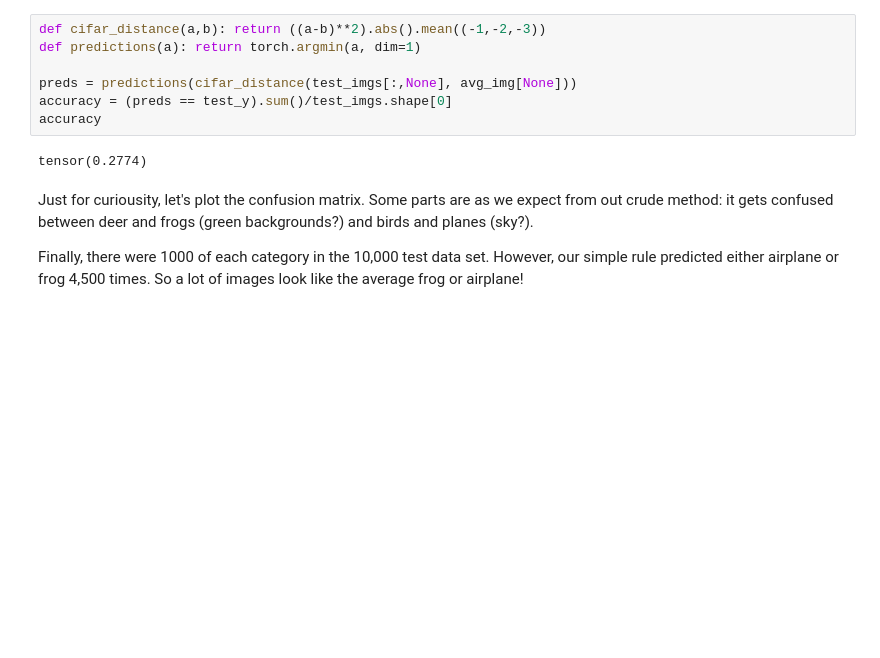
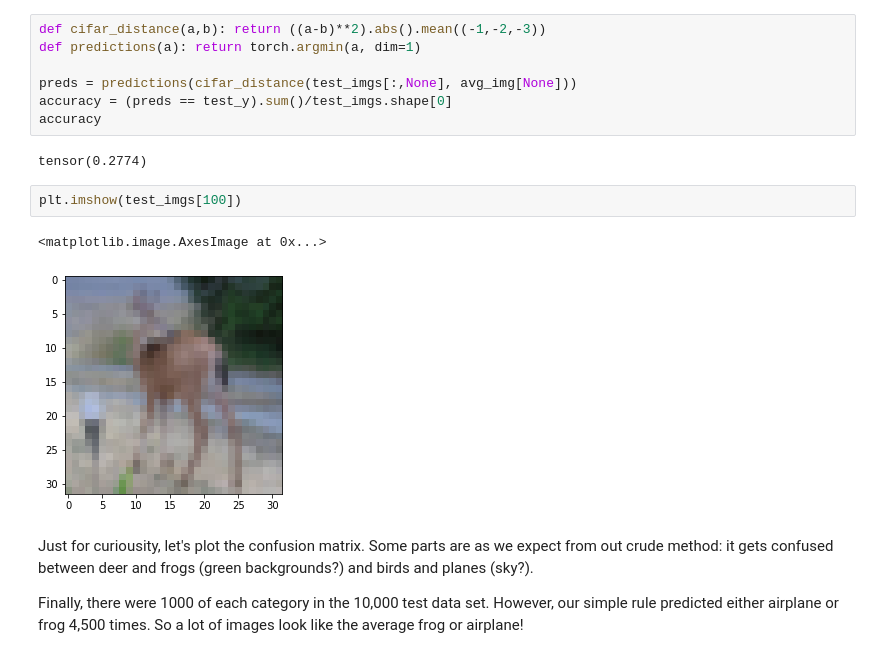
Before and after one commit to alexxcollins/AI_INM702_collab, a Jupyter notebook: task4/nb/temp test.ipynb, the cells around one changed output. Saved outputs shown, nothing was run; the diff lists cells and outputs as text; blank space fills up the shorter version.

```diff
--- a/task4/nb/temp test.ipynb
+++ b/task4/nb/temp test.ipynb
@@ -132,6 +132,11 @@ accuracy = (preds == test_y).sum()/test_imgs.shape[0]
 accuracy
 # %% [output]
 tensor(0.2774)
+# %%
+plt.imshow(test_imgs[100])
+# %% [output]
+<matplotlib.image.AxesImage at 0x...>
+[figure, added]
 # %% [markdown]
 Just for curiousity, let's plot the confusion matrix. Some parts are as we expect from out crude method: it gets confused between deer and frogs (green backgrounds?) and birds and planes (sky?).
 
```
Also changed, not shown: parts of 8 cells of this notebook, 11 other files.
